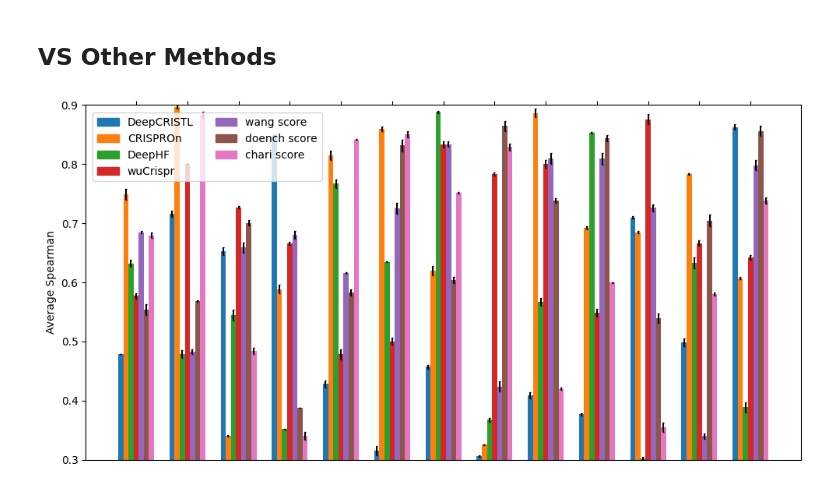
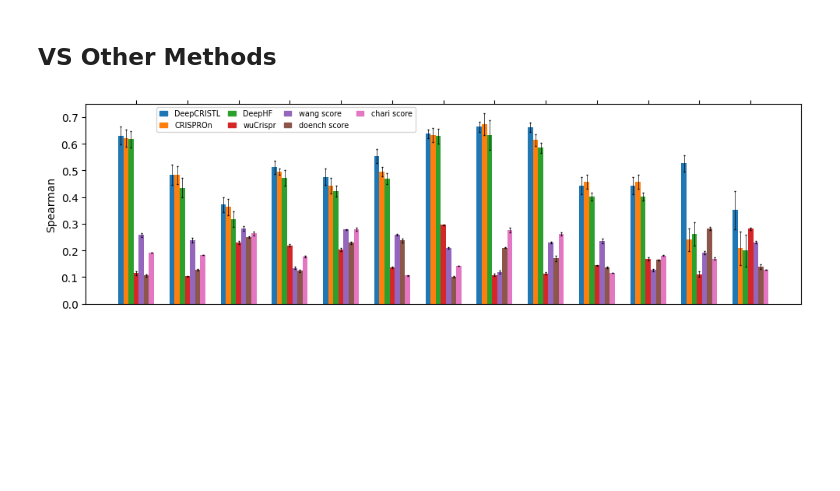
Before and after one commit to OrensteinLab/DeepCRISTL, a Jupyter notebook: new_version/graphs.ipynb, the cells around one changed output. Cells and saved outputs as stored; diff of their text form; code cells hidden in the pictures; blank space fills up the shorter version.

Commit message:
added more graphs

```diff
--- a/new_version/graphs.ipynb
+++ b/new_version/graphs.ipynb
@@ -177,22 +193,22 @@ categories = ['DeepCRISTL', 'CRISPROn', 'DeepHF', 'wuCrispr', 'wang score', 'doe
 
 # Mean Spearman scores for two models (normal and with 'OO' texture)
 data_means = {
-    'DeepCRISTL': np.random.rand(13)*0.6 + 0.3,
-    'CRISPROn': np.random.rand(13)*0.6 + 0.3,
-    'DeepHF': np.random.rand(13)*0.6 + 0.3,
-    'wuCrispr': np.random.rand(13)*0.6 + 0.3,
-    'wang score': np.random.rand(13)*0.6 + 0.3,
-    'doench score': np.random.rand(13)*0.6 + 0.3,
-    'chari score': np.random.rand(13)*0.6 + 0.3,
+    'DeepCRISTL': data_means_crispron['gl_tl'],
+    'CRISPROn': data_means_crispron['no_tl'],
+    'DeepHF': data_means_deephf['no_tl'],
+    'wuCrispr': np.random.rand(13)*0.2 + 0.1,
+    'wang score': np.random.rand(13)*0.2 + 0.1,
+    'doench score': np.random.rand(13)*0.2 + 0.1,
+    'chari score': np.random.rand(13)*0.2 + 0.1,
 }
 
 
 
 # Standard deviations for each category
 data_stds = {
-    'DeepCRISTL':  np.random.rand(13)*0.01,
-    'CRISPROn':  np.random.rand(13)*0.01,
-    'DeepHF':  np.random.rand(13)*0.01,
+    'DeepCRISTL':  data_stds_crispron['gl_tl'],
+    'CRISPROn':  data_stds_crispron['no_tl'],
+    'DeepHF':  data_stds_deephf['no_tl'],
     'wuCrispr':  np.random.rand(13)*0.01,
     'wang score':  np.random.rand(13)*0.01,
     'doench score':  np.random.rand(13)*0.01,
@@ -216,12 +232,12 @@ index = np.arange(num_datasets) * total_width
 # Plot bars for normal model
 for i, category in enumerate(categories):
     plt.bar(index + i * bar_width, data_means[category], bar_width,
-            label=f'{category} (Normal)', yerr=data_stds[category], capsize=1, color = hex_colors[i])
+            label=f'{category} (Normal)', yerr=data_stds[category], capsize=1, color = hex_colors[i], error_kw={'elinewidth': 0.5})
 
 # Add labels, title, and legend
 # show x label on top
 #plt.xlabel('Dataset')
-plt.ylabel('Average Spearman')
+plt.ylabel('Spearman')
 #plt.xticks(index-bar_width*2+ total_width / 2, datasets, rotation=90)
 # same but xticks are above the bars
 #plt.xticks(index-bar_width*2 + total_width / 2, None)
@@ -234,34 +250,39 @@ legend_elements = [
     mpatches.Patch(color=hex_colors[1], label='CRISPROn'),
     mpatches.Patch(color=hex_colors[2], label='DeepHF'),
     mpatches.Patch(color=hex_colors[3], label='wuCrispr'),
     mpatches.Patch(color=hex_colors[4], label='wang score'),
     mpatches.Patch(color=hex_colors[5], label='doench score'),
     mpatches.Patch(color=hex_colors[6], label='chari score'),
 ]
 
 
 
 
 
-plt.legend(handles=legend_elements, loc='lower center', bbox_to_anchor=(0.17, 0.77), ncol=2)
+plt.legend(handles=legend_elements, loc='lower center', bbox_to_anchor=(0.28, 0.84), ncol=4,
+            fontsize='x-small', handlelength=1, handletextpad=1, columnspacing=1)
 
 # make figure bigger
-plt.gcf().set_size_inches(10, 5)
+plt.gcf().set_size_inches(10, 3)
 
 # set y axis limits
-plt.ylim(0.3, 0.9)
+plt.ylim(0.0, 0.75)
 
 # show x axis on top
 plt.gca().xaxis.set_ticks_position('top')
 
 plt.xticks(index-bar_width*2 + total_width / 2, [], rotation=90)
 
 
 
 # Adjust layout
 plt.tight_layout()
 
+
+# save the plot
+plt.savefig('part2.png', dpi=300)
+
 # Show the plot
 plt.show()
 # %% [output]
-[figure, old version]
+[figure, new version]
```
Also changed, not shown: parts of 5 cells of this notebook, 2 other files.
